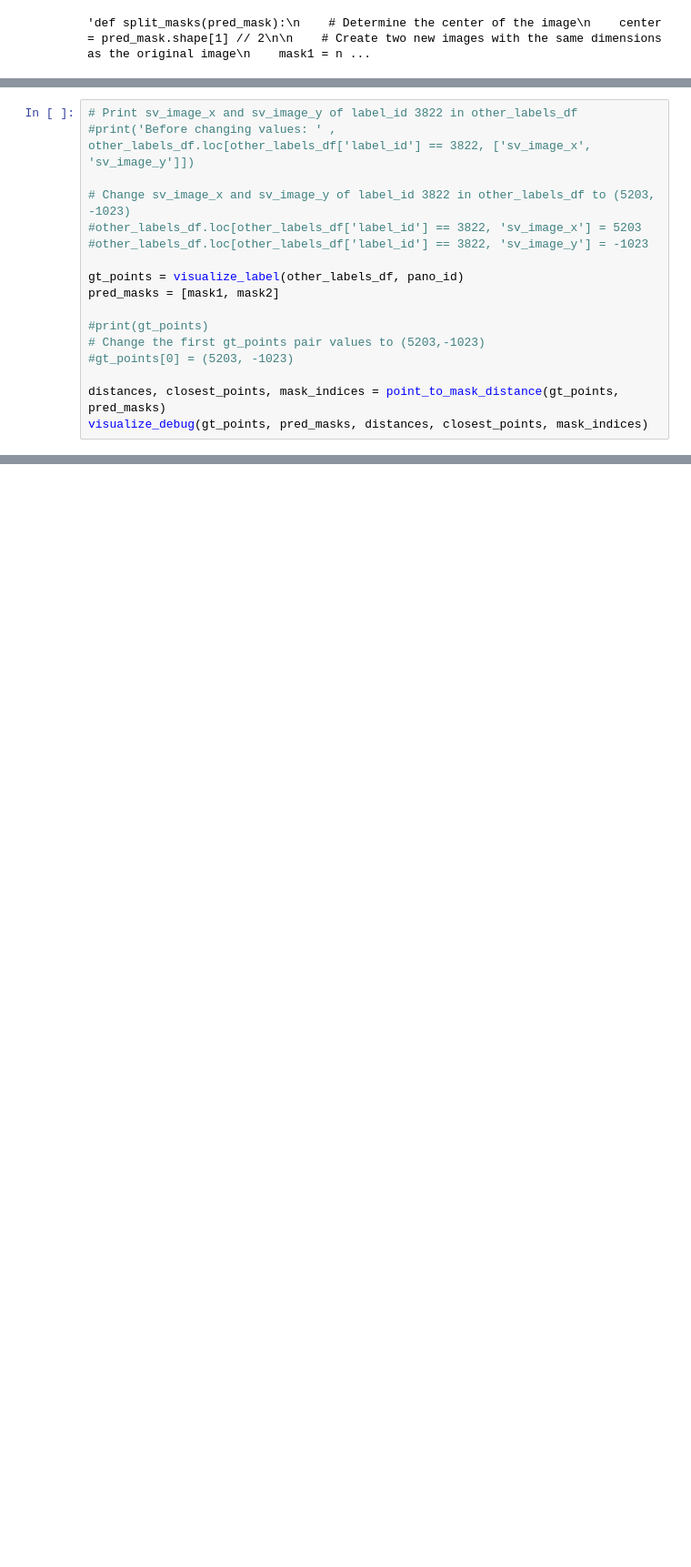
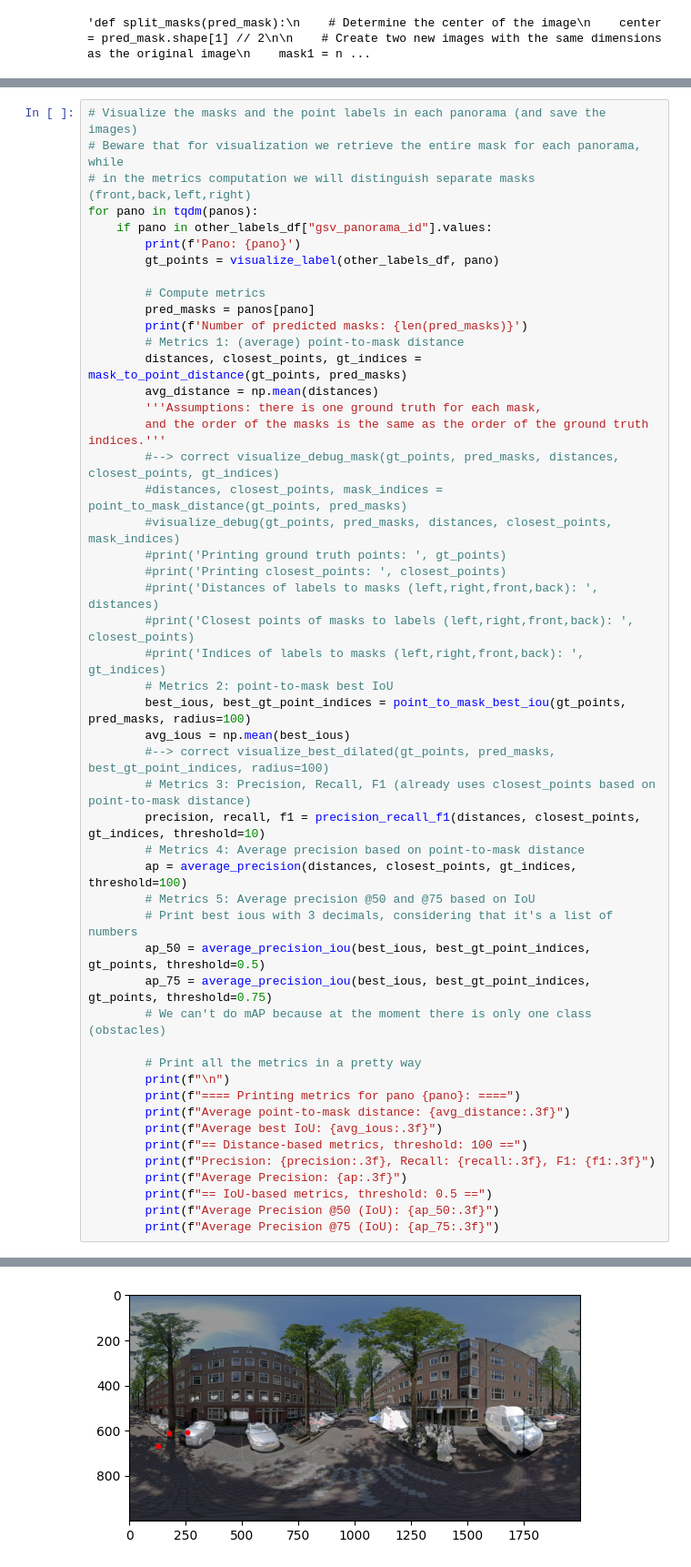
Before and after one commit to Amsterdam-Internships/sidewalk-accessibility-features, a Jupyter notebook: notebooks/evaluate_2d.ipynb, the cells around one changed output, grey strips where cells are left out. Shown: that part at 91% size. Cells and saved outputs as stored; diff of their text form; blank space fills up the shorter version.

Commit message:
finalize evaluation metrics notebook

```diff
--- a/notebooks/evaluate_2d.ipynb
+++ b/notebooks/evaluate_2d.ipynb
@@ -252,17 +486,51 @@ for pano in tqdm(panos):
-# %%
-# Print sv_image_x and sv_image_y of label_id 3822 in other_labels_df
-#print('Before changing values: ' , other_labels_df.loc[other_labels_df['label_id'] == 3822, ['sv_image_x', 'sv_image_y']])
-
-# Change sv_image_x and sv_image_y of label_id 3822 in other_labels_df to (5203, -1023)
-#other_labels_df.loc[other_labels_df['label_id'] == 3822, 'sv_image_x'] = 5203
-#other_labels_df.loc[other_labels_df['label_id'] == 3822, 'sv_image_y'] = -1023
-
-gt_points = visualize_label(other_labels_df, pano_id)
-pred_masks = [mask1, mask2]
-
-#print(gt_points)
-# Change the first gt_points pair values to (5203,-1023)
-#gt_points[0] = (5203, -1023)
-
-distances, closest_points, mask_indices = point_to_mask_distance(gt_points, pred_masks)
-visualize_debug(gt_points, pred_masks, distances, closest_points, mask_indices)
+# %%
+# Visualize the masks and the point labels in each panorama (and save the images)
+# Beware that for visualization we retrieve the entire mask for each panorama, while
+# in the metrics computation we will distinguish separate masks (front,back,left,right)
+for pano in tqdm(panos):
+    if pano in other_labels_df["gsv_panorama_id"].values:
+        print(f'Pano: {pano}')
+        gt_points = visualize_label(other_labels_df, pano)
+
+        # Compute metrics
+        pred_masks = panos[pano]
+        print(f'Number of predicted masks: {len(pred_masks)}')
+        # Metrics 1: (average) point-to-mask distance
+        distances, closest_points, gt_indices = mask_to_point_distance(gt_points, pred_masks)
+        avg_distance = np.mean(distances)
+        '''Assumptions: there is one ground truth for each mask,
+        and the order of the masks is the same as the order of the ground truth indices.'''
+        #--> correct visualize_debug_mask(gt_points, pred_masks, distances, closest_points, gt_indices)
+        #distances, closest_points, mask_indices = point_to_mask_distance(gt_points, pred_masks)
+        #visualize_debug(gt_points, pred_masks, distances, closest_points, mask_indices)
+        #print('Printing ground truth points: ', gt_points)
+        #print('Printing closest_points: ', closest_points)
+        #print('Distances of labels to masks (left,right,front,back): ', distances)
+        #print('Closest points of masks to labels (left,right,front,back): ', closest_points)
+        #print('Indices of labels to masks (left,right,front,back): ', gt_indices)
+        # Metrics 2: point-to-mask best IoU
+        best_ious, best_gt_point_indices = point_to_mask_best_iou(gt_points, pred_masks, radius=100)
+        avg_ious = np.mean(best_ious)
+        #--> correct visualize_best_dilated(gt_points, pred_masks, best_gt_point_indices, radius=100)
+        # Metrics 3: Precision, Recall, F1 (already uses closest_points based on point-to-mask distance)
+        precision, recall, f1 = precision_recall_f1(distances, closest_points, gt_indices, threshold=10)
+        # Metrics 4: Average precision based on point-to-mask distance
+        ap = average_precision(distances, closest_points, gt_indices, threshold=100)
+        # Metrics 5: Average precision @50 and @75 based on IoU
+        # Print best ious with 3 decimals, considering that it's a list of numbers
+        ap_50 = average_precision_iou(best_ious, best_gt_point_indices, gt_points, threshold=0.5)
+        ap_75 = average_precision_iou(best_ious, best_gt_point_indices, gt_points, threshold=0.75)
+        # We can't do mAP because at the moment there is only one class (obstacles)
+
+        # Print all the metrics in a pretty way
+        print(f"\n")
+        print(f"==== Printing metrics for pano {pano}: ====")
+        print(f"Average point-to-mask distance: {avg_distance:.3f}")
+        print(f"Average best IoU: {avg_ious:.3f}")
+        print(f"== Distance-based metrics, threshold: 100 ==")
+        print(f"Precision: {precision:.3f}, Recall: {recall:.3f}, F1: {f1:.3f}")
+        print(f"Average Precision: {ap:.3f}")
+        print(f"== IoU-based metrics, threshold: 0.5 ==")
+        print(f"Average Precision @50 (IoU): {ap_50:.3f}")
+        print(f"Average Precision @75 (IoU): {ap_75:.3f}")
+# %% [output]
@@ -268,0 +565 @@ visualize_debug(gt_points, pred_masks, distances, closest_points, mask_indices)
+[figure, added]
```
Also changed, not shown: parts of 15 cells of this notebook, 1 other file.
